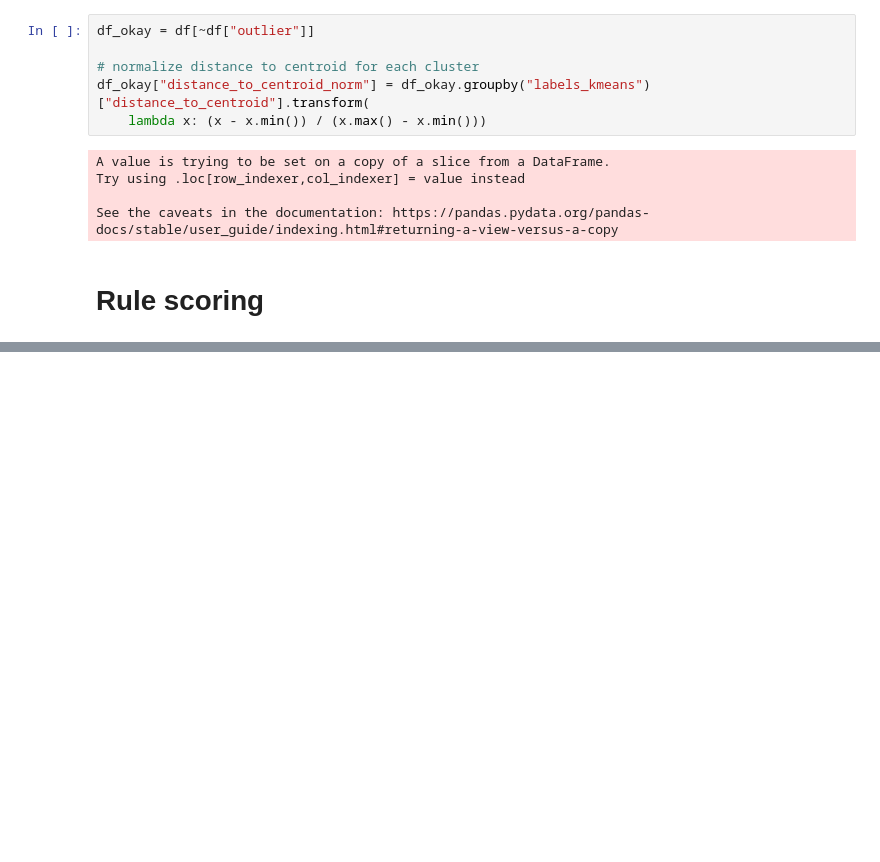
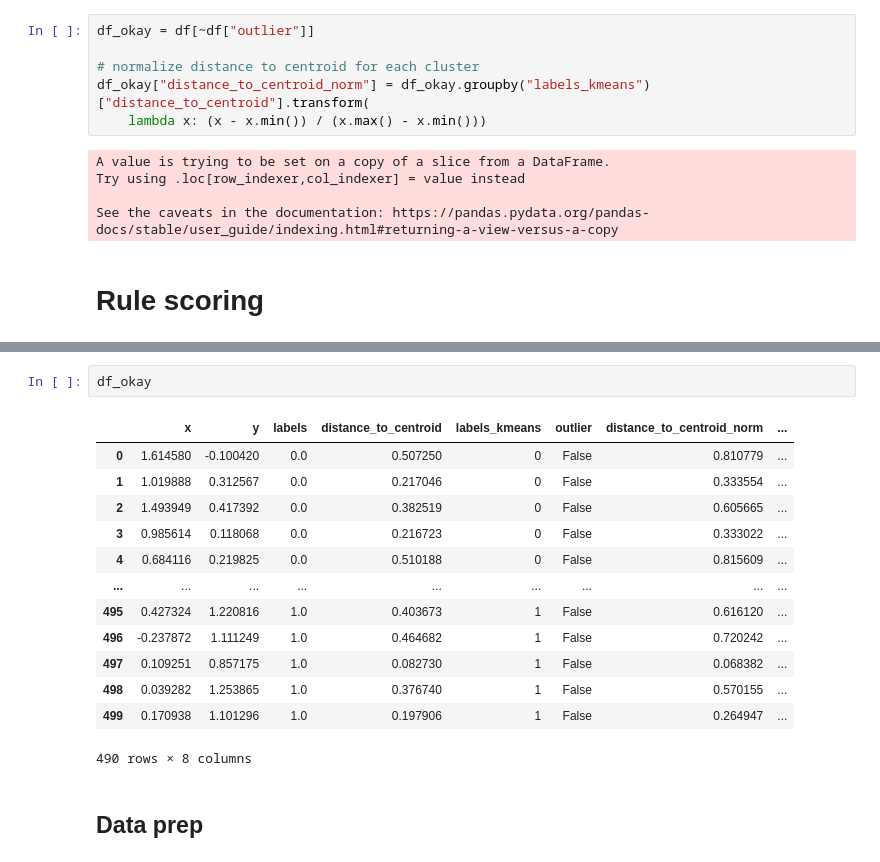
Before and after one commit to HaykTarkhanyan/CDSGD, a Jupyter notebook: cdsgd/bzbz.ipynb, the cells around one changed output, grey strips where cells are left out. Drawn from its saved outputs; the diff is of its cells as text; blank space fills up the shorter version.

```diff
--- a/cdsgd/bzbz.ipynb
+++ b/cdsgd/bzbz.ipynb
@@ -229,0 +430,18 @@ See the caveats in the documentation: https://pandas.pydata.org/pandas-docs/stab
+# %%
+df_okay
+# %% [output]
+|  | x | y | labels | distance_to_centroid | labels_kmeans | outlier | distance_to_centroid_norm | ... |
+| 0 | 1.614580 | -0.100420 | 0.0 | 0.507250 | 0 | False | 0.810779 | ... |
+| 1 | 1.019888 | 0.312567 | 0.0 | 0.217046 | 0 | False | 0.333554 | ... |
+| 2 | 1.493949 | 0.417392 | 0.0 | 0.382519 | 0 | False | 0.605665 | ... |
+| 3 | 0.985614 | 0.118068 | 0.0 | 0.216723 | 0 | False | 0.333022 | ... |
+| 4 | 0.684116 | 0.219825 | 0.0 | 0.510188 | 0 | False | 0.815609 | ... |
+| ... | ... | ... | ... | ... | ... | ... | ... | ... |
+| 495 | 0.427324 | 1.220816 | 1.0 | 0.403673 | 1 | False | 0.616120 | ... |
+| 496 | -0.237872 | 1.111249 | 1.0 | 0.464682 | 1 | False | 0.720242 | ... |
+| 497 | 0.109251 | 0.857175 | 1.0 | 0.082730 | 1 | False | 0.068382 | ... |
+| 498 | 0.039282 | 1.253865 | 1.0 | 0.376740 | 1 | False | 0.570155 | ... |
+| 499 | 0.170938 | 1.101296 | 1.0 | 0.197906 | 1 | False | 0.264947 | ... |
+490 rows × 8 columns
+# %% [markdown]
+## Data prep
```
Also changed, not shown: parts of 33 cells of this notebook, 11 other files.
